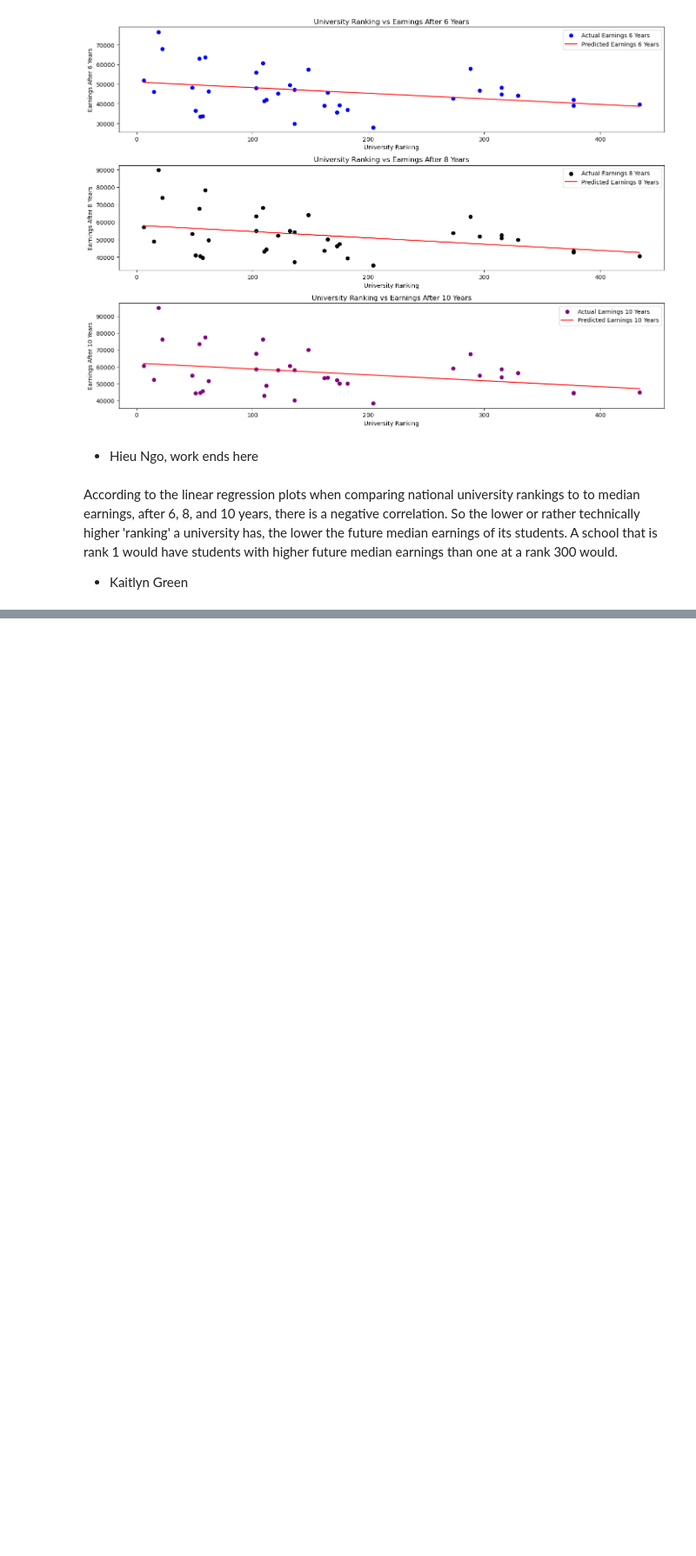
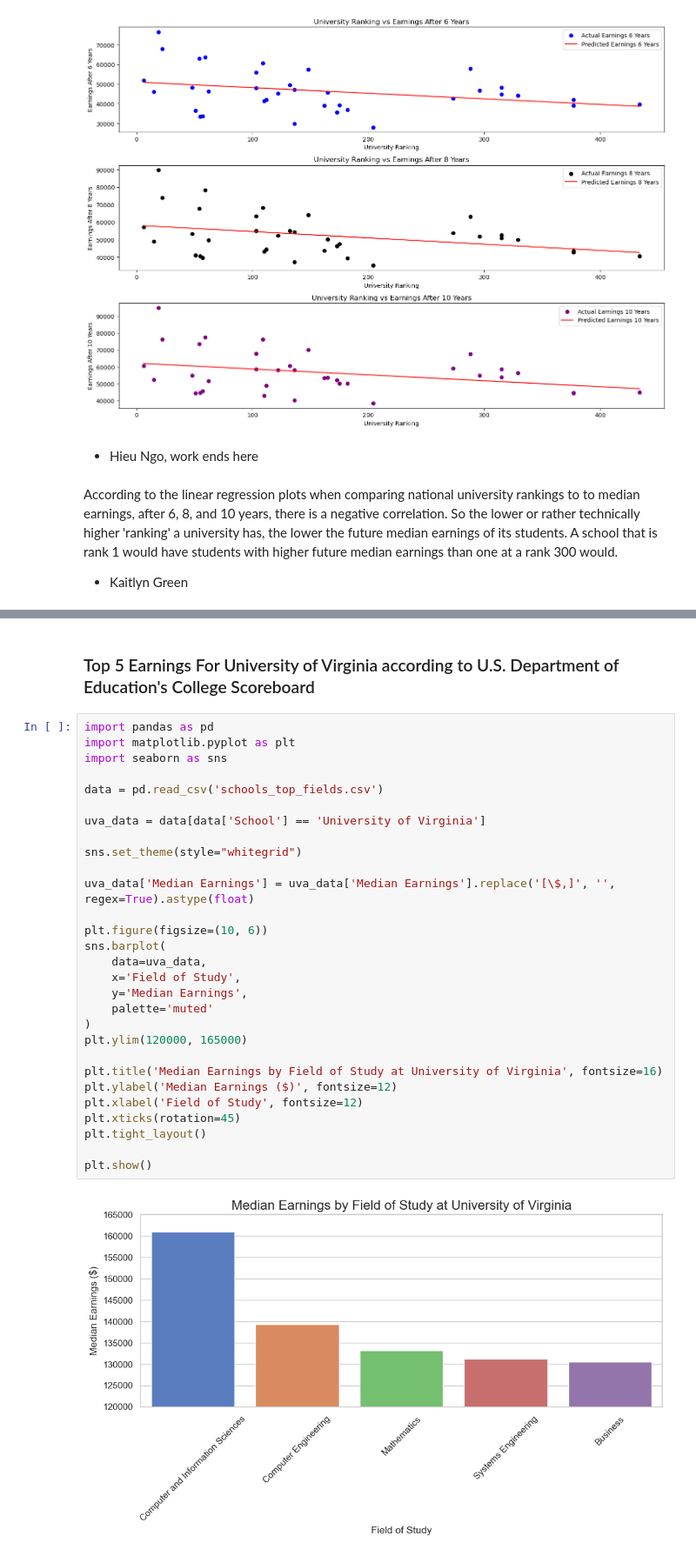
Before and after one commit to estherkdy/CS3654-Project, a Jupyter notebook: Project1.ipynb, the cells around one changed output, grey strips where cells are left out. Shown: that part at 87% size. Cells and saved outputs as stored; diff of their text form; blank space fills up the shorter version.

```diff
--- a/Project1.ipynb
+++ b/Project1.ipynb
@@ -317,0 +432,33 @@ According to the linear regression plots when comparing national university rank
+# %% [markdown]
+### Top 5 Earnings For University of Virginia according to U.S. Department of Education's College Scoreboard
+# %%
+import pandas as pd
+import matplotlib.pyplot as plt
+import seaborn as sns
+
+data = pd.read_csv('schools_top_fields.csv')
+
+uva_data = data[data['School'] == 'University of Virginia']
+
+sns.set_theme(style="whitegrid")
+
+uva_data['Median Earnings'] = uva_data['Median Earnings'].replace('[\$,]', '', regex=True).astype(float)
+
+plt.figure(figsize=(10, 6))
+sns.barplot(
+    data=uva_data,
+    x='Field of Study',
+    y='Median Earnings',
+    palette='muted'
+)
+plt.ylim(120000, 165000)
+
+plt.title('Median Earnings by Field of Study at University of Virginia', fontsize=16)
+plt.ylabel('Median Earnings ($)', fontsize=12)
+plt.xlabel('Field of Study', fontsize=12)
+plt.xticks(rotation=45)
+plt.tight_layout()
+
+plt.show()
+# %% [output]
+[figure, added]
```
Also changed, not shown: parts of 25 cells of this notebook.
